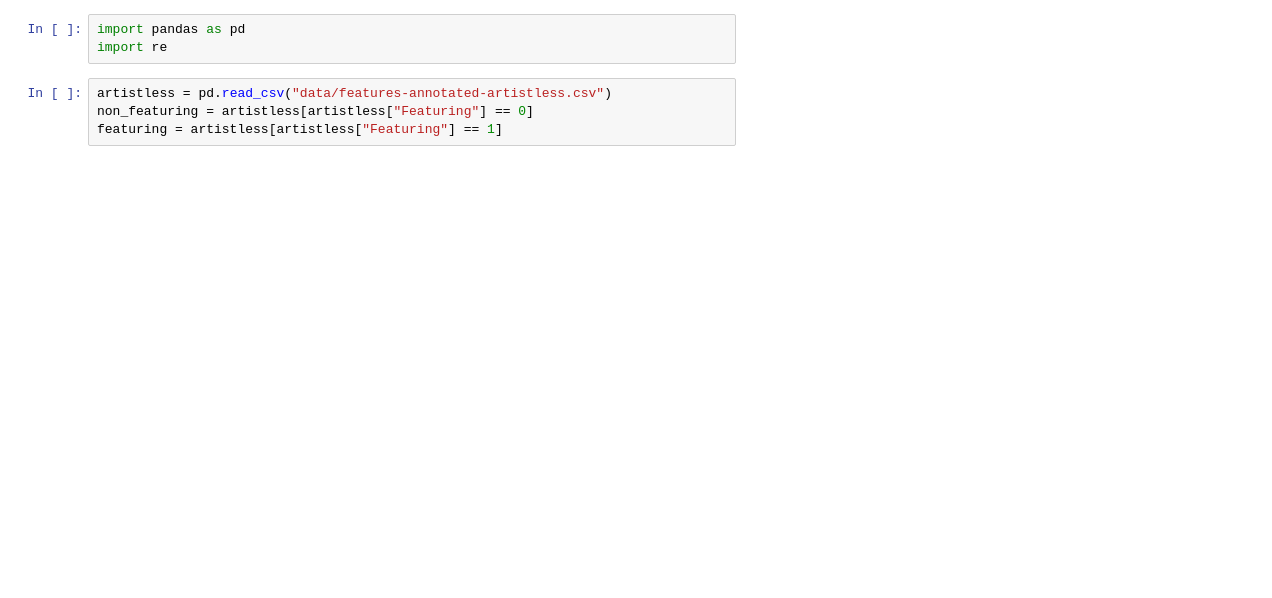
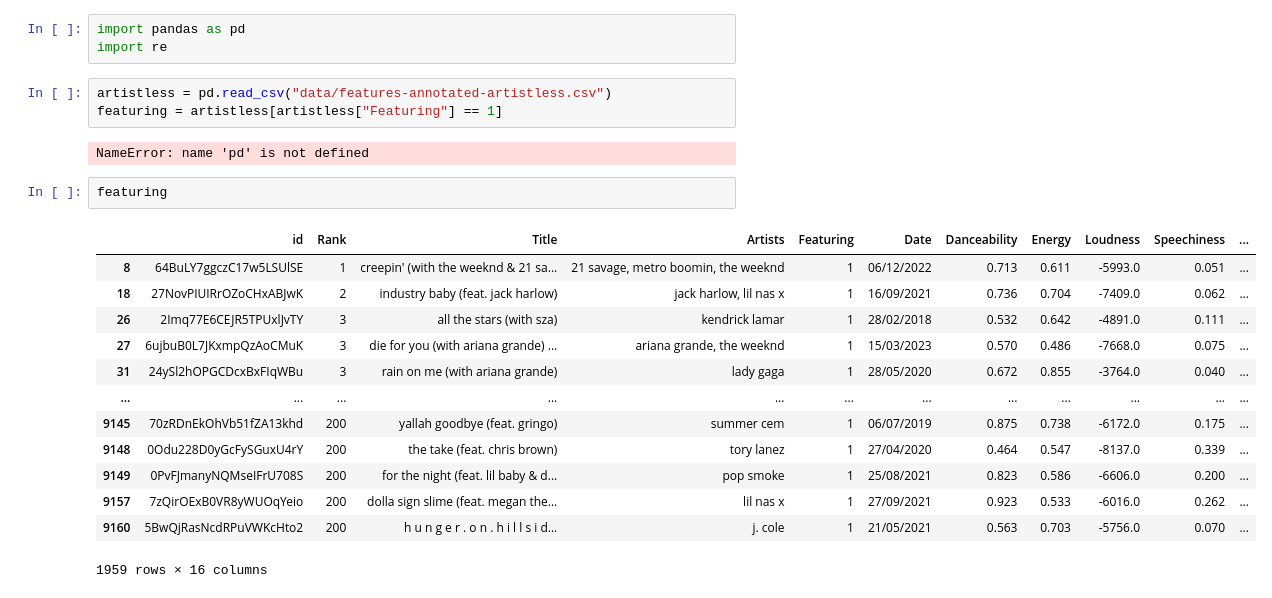
Before and after one commit to mickey59/AML_Spotify, a Jupyter notebook: playground.ipynb, the cells around one changed output. Saved outputs shown, nothing was run; the diff lists cells and outputs as text; blank space fills up the shorter version.

```diff
--- a/playground.ipynb
+++ b/playground.ipynb
@@ -3,8 +3,25 @@ import pandas as pd
 import re
 # %%
 artistless = pd.read_csv("data/features-annotated-artistless.csv")
-non_featuring = artistless[artistless["Featuring"] == 0]
 featuring = artistless[artistless["Featuring"] == 1]
+# %% [output]
+NameError: name 'pd' is not defined
+# %%
+featuring
+# %% [output]
+|  | id | Rank | Title | Artists | Featuring | Date | Danceability | Energy | Loudness | Speechiness | ... |
+| 8 | 64BuLY7ggczC17w5LSUlSE | 1 | creepin' (with the weeknd & 21 sa... | 21 savage, metro boomin, the weeknd | 1 | 06/12/2022 | 0.713 | 0.611 | -5993.0 | 0.051 | ... |
+| 18 | 27NovPIUIRrOZoCHxABJwK | 2 | industry baby (feat. jack harlow) | jack harlow, lil nas x | 1 | 16/09/2021 | 0.736 | 0.704 | -7409.0 | 0.062 | ... |
+| 26 | 2Imq77E6CEJR5TPUxlJvTY | 3 | all the stars (with sza) | kendrick lamar | 1 | 28/02/2018 | 0.532 | 0.642 | -4891.0 | 0.111 | ... |
+| 27 | 6ujbuB0L7JKxmpQzAoCMuK | 3 | die for you (with ariana grande) ... | ariana grande, the weeknd | 1 | 15/03/2023 | 0.570 | 0.486 | -7668.0 | 0.075 | ... |
+| 31 | 24ySl2hOPGCDcxBxFIqWBu | 3 | rain on me (with ariana grande) | lady gaga | 1 | 28/05/2020 | 0.672 | 0.855 | -3764.0 | 0.040 | ... |
+| ... | ... | ... | ... | ... | ... | ... | ... | ... | ... | ... | ... |
+| 9145 | 70zRDnEkOhVb51fZA13khd | 200 | yallah goodbye (feat. gringo) | summer cem | 1 | 06/07/2019 | 0.875 | 0.738 | -6172.0 | 0.175 | ... |
+| 9148 | 0Odu228D0yGcFySGuxU4rY | 200 | the take (feat. chris brown) | tory lanez | 1 | 27/04/2020 | 0.464 | 0.547 | -8137.0 | 0.339 | ... |
+| 9149 | 0PvFJmanyNQMseIFrU708S | 200 | for the night (feat. lil baby & d... | pop smoke | 1 | 25/08/2021 | 0.823 | 0.586 | -6606.0 | 0.200 | ... |
+| 9157 | 7zQirOExB0VR8yWUOqYeio | 200 | dolla sign slime (feat. megan the... | lil nas x | 1 | 27/09/2021 | 0.923 | 0.533 | -6016.0 | 0.262 | ... |
+| 9160 | 5BwQjRasNcdRPuVWKcHto2 | 200 | h u n g e r . o n . h i l l s i d... | j. cole | 1 | 21/05/2021 | 0.563 | 0.703 | -5756.0 | 0.070 | ... |
+1959 rows × 16 columns
 # %%
 # Take a string with featuring terms and produce a comma separated list of featured artists
 def strip_feature(artist_str):
```
Also changed, not shown: parts of 4 cells of this notebook.
